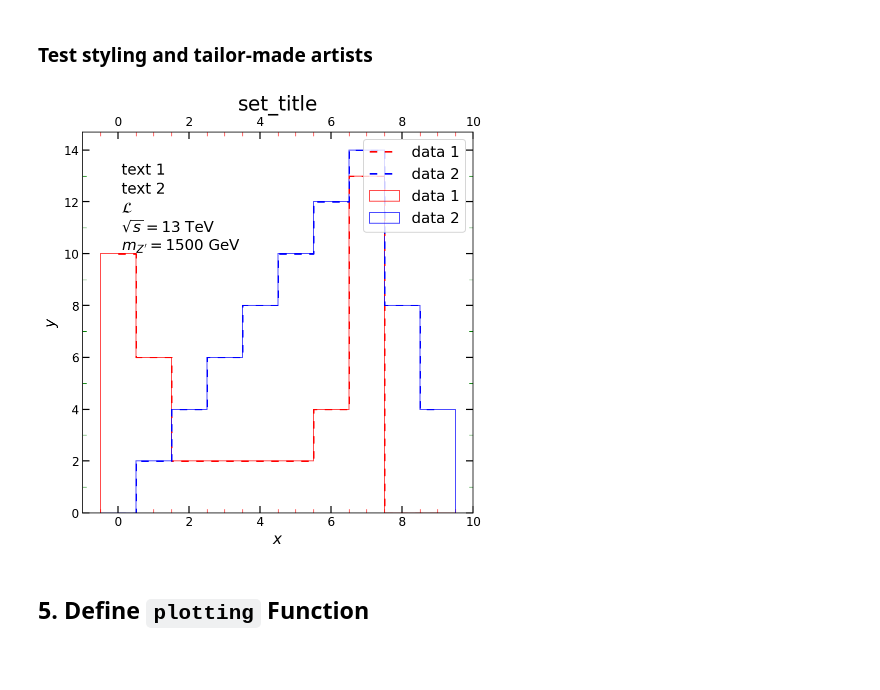
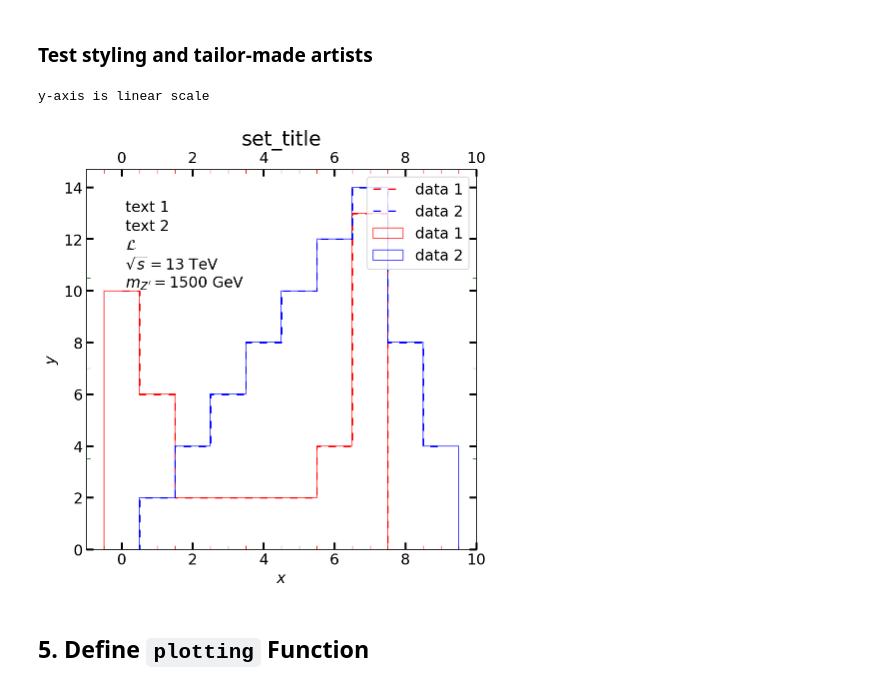
Before and after one commit to YW-Hsiao/svj_setting_master, a Jupyter notebook: test_plotting/test_2_histograms.ipynb, the cells around one changed output. Drawn from its saved outputs; the diff is of its cells as text; code cells hidden in the pictures; blank space fills up the shorter version.

Commit message:
debug y-axis minor tick when log scale 20220513

```diff
--- a/test_plotting/test_2_histograms.ipynb
+++ b/test_plotting/test_2_histograms.ipynb
@@ -273,37 +273,53 @@ for i, data in enumerate(dataset):
     ax.hist(data[obs], bins=binning, weights=weight[i][selected[i]], histtype='step', align='left',
             color=data_color[i], label=data_label[i], alpha=0.7)
     hist, bins = np.histogram(data[obs].to_numpy(), bins=binning, weights=weight[i][selected[i]])
     ax.step(bins[:-1], hist, where='mid', color=data_color[i], label=data_label[i], linestyle=(0, (5, 5)))
 
 # 4. customize plot
 fig.suptitle(None, fontsize=27)
 ax.legend(loc='upper right', bbox_to_anchor=(1, 1), fontsize=15)
 ax.set_title('set_title', fontsize=20)
 ax.set_xlabel(r'$x$', fontsize=15)
 ax.set_ylabel(r'$y$', fontsize=15)
-ax.set_yscale('linear')
+ax.set_yscale('linear') # {'linear', 'log'}
 ax.set_xlim(None)
 ax.set_ylim(None)
+# ax.set_ylim((0.1, 10000))
+# ax.set_ylim((1, 10))
 # ticks
+# -------  x-axis
 # ax.xaxis.set_minor_locator(MultipleLocator(1))
 ax.xaxis.set_minor_locator(AutoMinorLocator())
-ax.yaxis.set_minor_locator(MultipleLocator(1))
+# -------  y-axis
+if ax.get_yscale() == 'linear':
+    print('y-axis is linear scale')
+    ax.yaxis.set_minor_locator(MultipleLocator(3.5)) # not proper in log scale, the ticks are too dense
+    # ax.yaxis.set_minor_locator(AutoMinorLocator()) # UserWarning: AutoMinorLocator does not work with logarithmic scale
+    # AutoMinorLocator is only designed to work for 'linear' scale.
+elif ax.get_yscale() == 'log':
+    print('y-axis is log scale')
+    ax.yaxis.set_major_locator(LogLocator(base=100)) # major tick is 10^2 unit
+    ax.yaxis.set_minor_locator(LogLocator(base=10, subs='auto')) # (2, 4, 6, 8, 10), 'auto', 'all'
+else:
+    print('other y-axis scale')
 # ax.tick_params(axis='both', labelsize=12)
 ax.tick_params(which='both', direction='in')
 ax.tick_params(which='both', top=True, right=True, labeltop=True)
 ax.tick_params(which='major', length=7, width=1.2, labelsize=12)
 ax.tick_params(which='minor', length=4, color='r')
 ax.tick_params(axis='y', which='minor', color='g')
-# ax.tick_params(axis='both', width=2, labelsize=15)
+ax.tick_params(axis='both', width=2, labelsize=15)
 for j, tex in enumerate(text):
     ax.text(text_xy[0], text_xy[1] - j/20, tex,
             horizontalalignment='left', verticalalignment='center',
             transform=ax.transAxes, fontsize=15)
 
 # 5. save and show plot
+# plt.savefig('figure_styling_artists.pdf')
 plt.show()
 # %% [output]
+y-axis is linear scale
-[figure, old version]
+[figure, new version]
 # %% [markdown]
 ## 5. Define `plotting` Function
 # %% [markdown]
```
Also changed, not shown: parts of 3 cells of this notebook, 3 other files.
